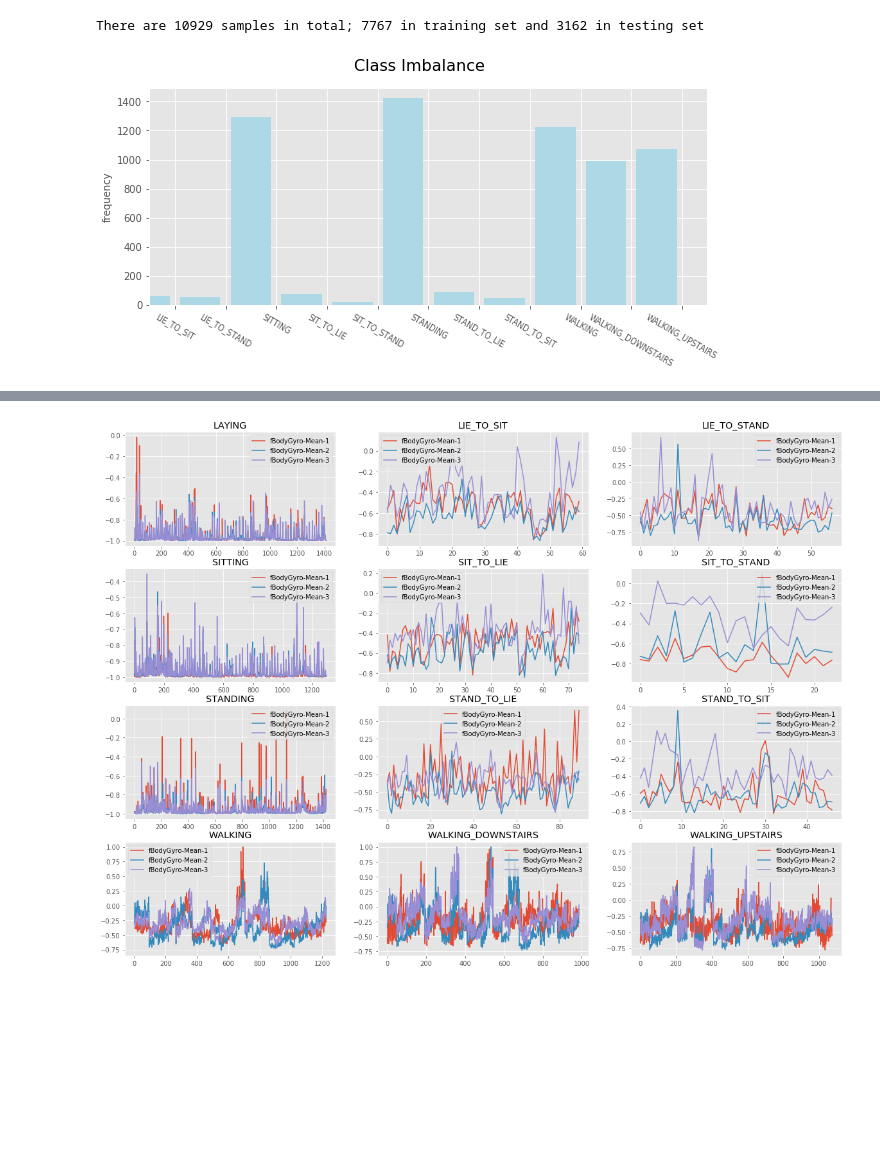
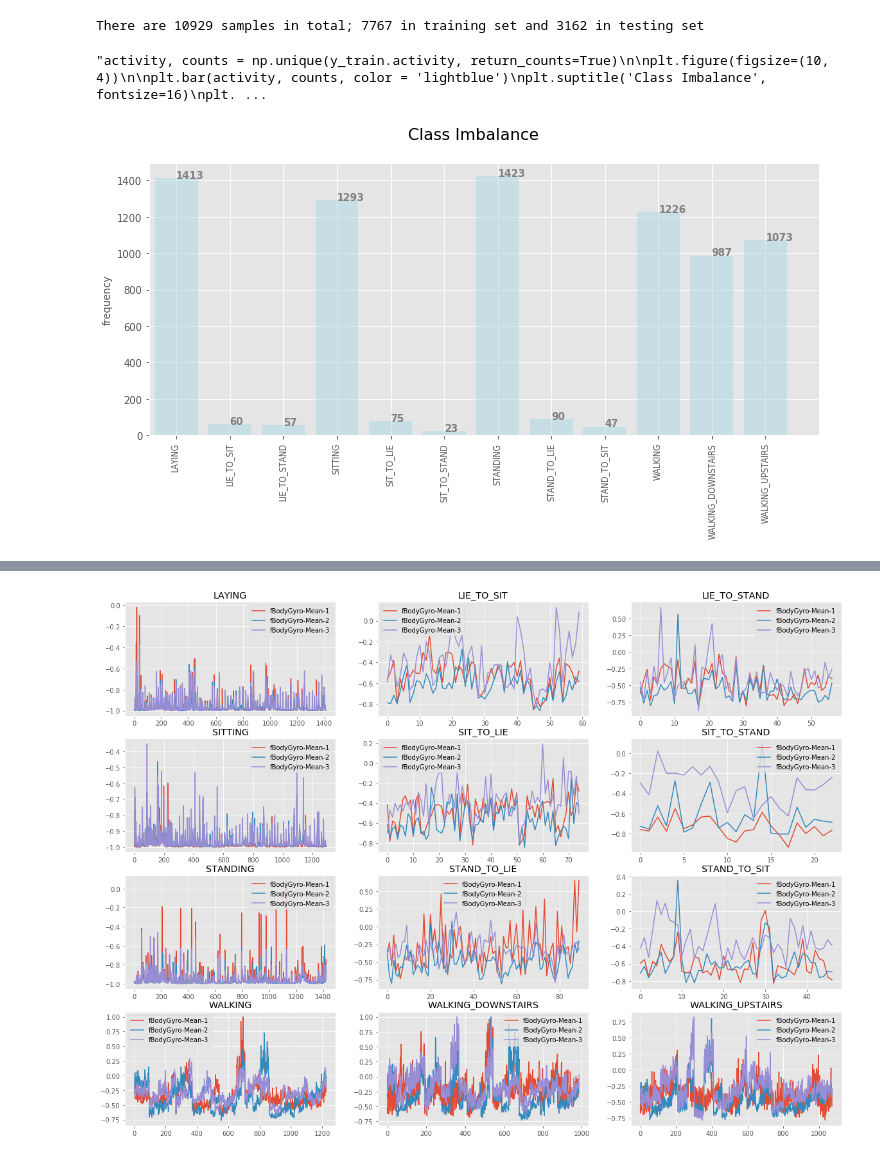
Before and after one commit to bobbleoxs/machine_learning, a Jupyter notebook: Project - capstone HAR/HAR_ShanSun.ipynb, the cells around one changed output, grey strips where cells are left out. Cells and saved outputs as stored; diff of their text form; code cells hidden in the pictures; blank space fills up the shorter version.

```diff
--- a/Project - capstone HAR/HAR_ShanSun.ipynb
+++ b/Project - capstone HAR/HAR_ShanSun.ipynb
@@ -107,19 +116,44 @@ print('There are {} samples in total; {} in training set and {} in testing set'.
 # %% [output]
 There are 10929 samples in total; 7767 in training set and 3162 in testing set
 # %%
-activity, counts = np.unique(y_train.activity, return_counts=True)
+'''activity, counts = np.unique(y_train.activity, return_counts=True)
 
 plt.figure(figsize=(10, 4))
 
 plt.bar(activity, counts, color = 'lightblue')
 plt.suptitle('Class Imbalance', fontsize=16)
-plt.xticks([(x+0.5) for x in range(len(counts) + 1)], rotation=-30, fontsize=8)
-plt.xlim([1, 12])
+plt.xticks([(x-0.5) for x in range(len(counts) + 1)], rotation=90, fontsize=8)
+plt.xlim([0, 12])
 plt.ylabel('frequency', fontsize=10)
 
-plt.show()
+
+plt.show()'''
 # %% [output]
-[figure, removed]
+"activity, counts = np.unique(y_train.activity, return_counts=True)\n\nplt.figure(figsize=(10, 4))\n\nplt.bar(activity, counts, color = 'lightblue')\nplt.suptitle('Class Imbalance', fontsize=16)\nplt. ...
+# %%
+label =['LAYING', 'LIE_TO_SIT', 'LIE_TO_STAND', 'SITTING', 'SIT_TO_LIE',
+ 'SIT_TO_STAND', 'STANDING', 'STAND_TO_LIE', 'STAND_TO_SIT', 'WALKING',
+ 'WALKING_DOWNSTAIRS', 'WALKING_UPSTAIRS']
+
+frq =[1413,60,57,1293,75,23,1423,90,47,1226,987,1073]
+index = np.arange(len(label))
+
+plt.figure(figsize=(12, 5))
+
+plt.bar(index, frq, align = 'center', alpha = 0.5, color = 'lightblue')
+
+plt.suptitle('Class Imbalance', fontsize=16)
+
+plt.xticks(index, label, rotation=90, fontsize=8)
+plt.xlim([-.5, 12])
+plt.ylabel('frequency', fontsize=10)
+
+for i, v in enumerate(frq):
+    plt.text(i, v, str(v), color='grey', fontweight='bold')
+
+plt.show()
+# %% [output]
+[figure, added]
 # %%
 X_train['activity'] = y_train
 # %%
```
Also changed, not shown: parts of 25 cells of this notebook, 2 other files.
